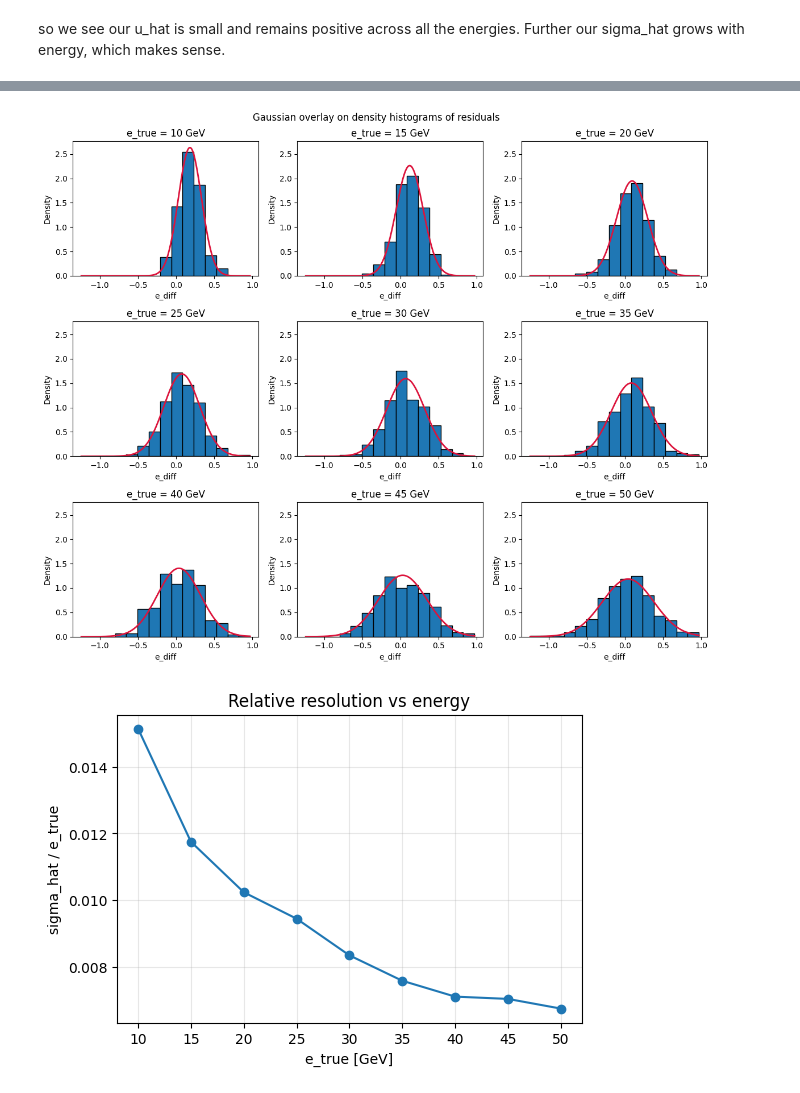
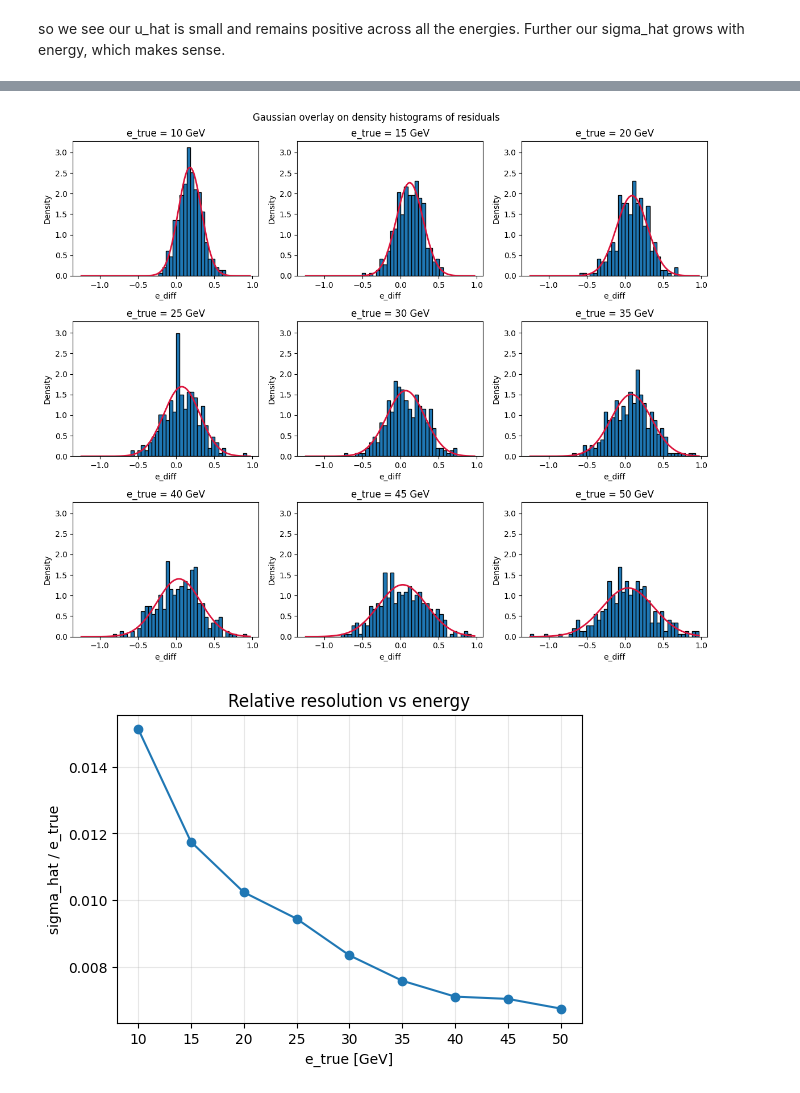
Before and after one commit to IlKoKaIl/Imperial-work, a Jupyter notebook: Statistical Methods/Assignments/A2/submission.ipynb, the cells around one changed output, grey strips where cells are left out. Cells and saved outputs as stored; diff of their text form; code cells hidden in the pictures.

```diff
--- a/Statistical Methods/Assignments/A2/submission.ipynb
+++ b/Statistical Methods/Assignments/A2/submission.ipynb
@@ -101,43 +106,50 @@ so we see our u_hat is small and remains positive across all the energies. Furth
 # %%
 # 1.1 (iii) – overlay Gaussian on density histograms + plot sigma_hat / e_true
 
-# Overlay on density histograms
 energies = sorted(df_data['e_true'].unique())
-bins = np.linspace(df_data['e_diff'].min(), df_data['e_diff'].max(), 16)
+
+# Freedman–Diaconis global binning
+gmin, gmax = df_data['e_diff'].min(), df_data['e_diff'].max()
+q25, q75 = np.percentile(df_data['e_diff'], [25, 75])
+iqr = q75 - q25
+n = len(df_data)
+h = 2 * iqr * (n ** (-1/3))
+if h <= 0:
+    nbins = 50
+else:
+    nbins = max(int(np.ceil((gmax - gmin) / h)), 10)
+bins = np.linspace(gmin, gmax, nbins)
 
 fig, axes = plt.subplots(3, 3, figsize=(12, 10), sharex=True, sharey=True)
 for ax, E in zip(axes.flat, energies):
     diffs = df_data.loc[df_data['e_true'] == E, 'e_diff'].values
-    # Get the MLEs for this energy
     row = summary_mle.loc[summary_mle['e_true'] == E].iloc[0]
     mu, sigma = row['mu_hat'], row['sigma_hat']
 
     # Density histogram
     ax.hist(diffs, bins=bins, density=True, edgecolor='black')
 
     # Gaussian PDF overlay (density)
-    x = np.linspace(bins[0], bins[-1], 400)
+    x = np.linspace(gmin, gmax, 400)
     y = norm.pdf(x, loc=mu, scale=sigma)
     ax.plot(x, y, color='crimson', lw=2)
 
     ax.set_title(f"e_true = {E} GeV")
     ax.set_xlabel("e_diff")
     ax.set_ylabel("Density")
     ax.tick_params(labelbottom=True, labelleft=True)
 
-
 fig.suptitle("Gaussian overlay on density histograms of residuals")
 plt.tight_layout()
 plt.show()
 
-# Plot sigma_hat / e_true
 plt.figure(figsize=(6,4))
 plt.plot(summary_mle['e_true'], summary_mle['sigma_hat'] / summary_mle['e_true'], 'o-')
 plt.xlabel("e_true [GeV]")
 plt.ylabel("sigma_hat / e_true")
 plt.title("Relative resolution vs energy")
 plt.grid(True, alpha=0.3)
 plt.show()
 # %% [output]
-[figure, old version]
+[figure, new version]
 [figure]
```
Also changed, not shown: parts of 9 cells of this notebook, 2 other files.
